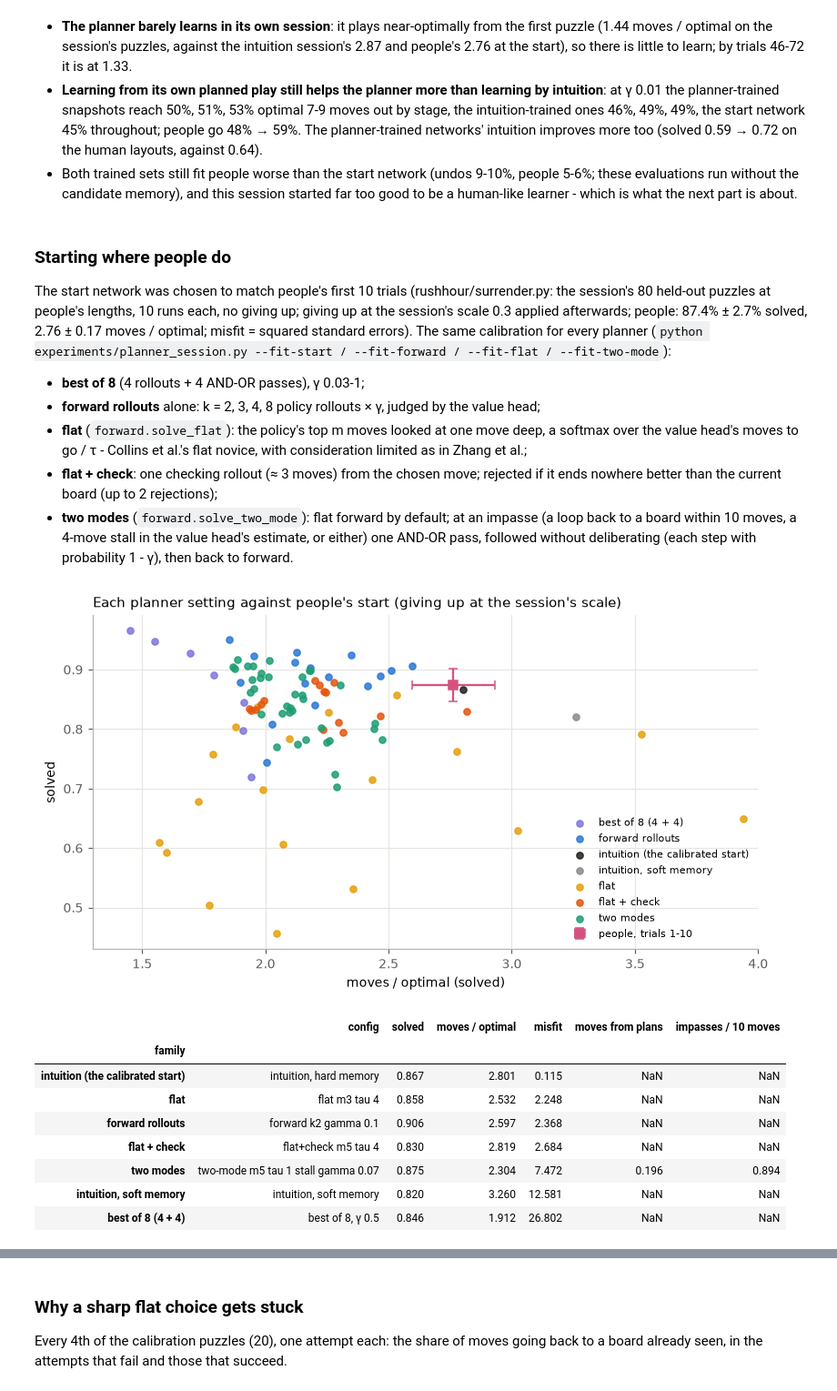
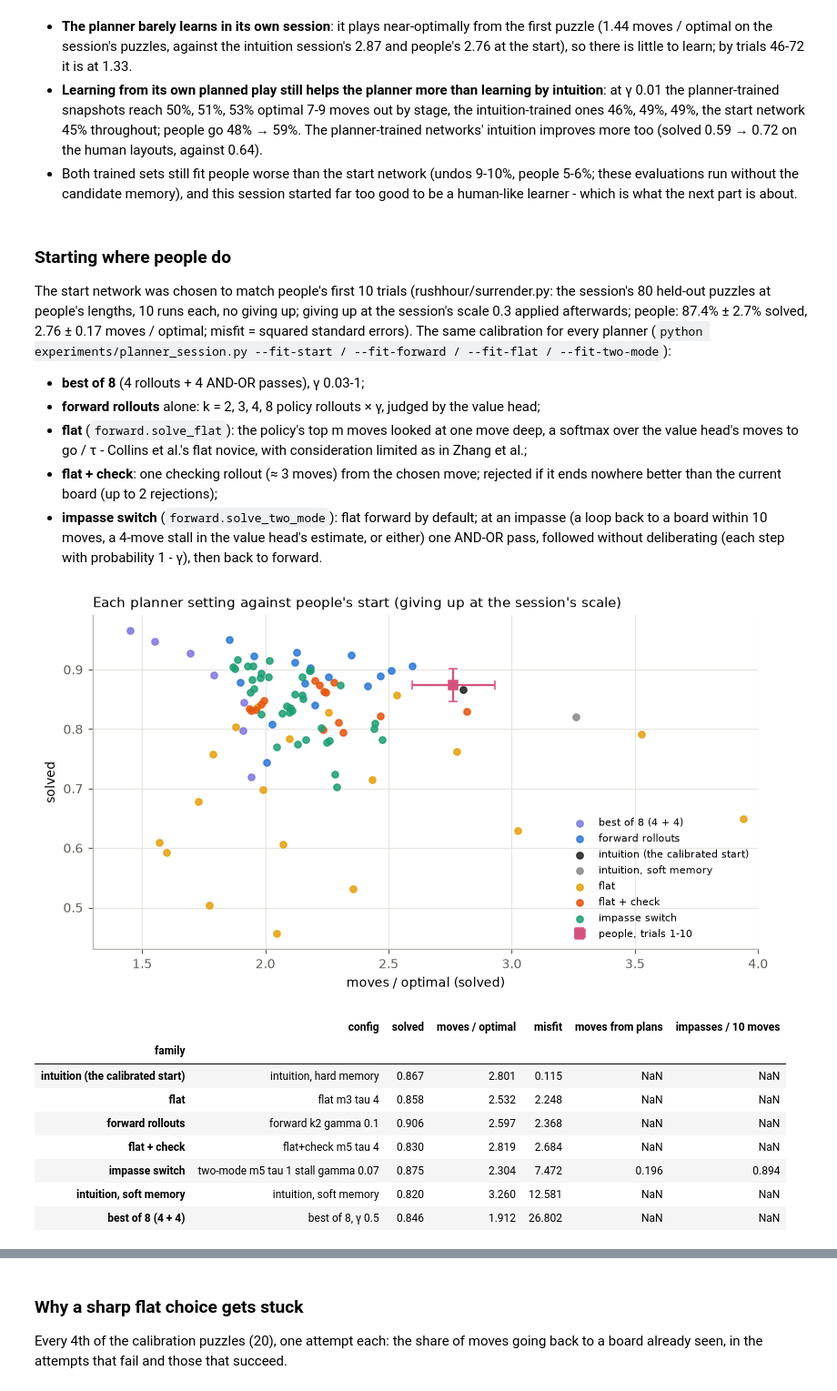
Before and after one commit to Appleseed4k/rush-hour, a Jupyter notebook: notebooks/p2.2_forward_planning.ipynb, the cells around one changed output, grey strips where cells are left out. Shown at 91% size. Drawn from its saved outputs; the diff is of its cells as text; code cells hidden in the pictures.

```diff
--- a/notebooks/p2.2_forward_planning.ipynb
+++ b/notebooks/p2.2_forward_planning.ipynb
@@ -885,7 +885,7 @@ every planner (`python experiments/planner_session.py --fit-start / --fit-forwar
   moves to go / τ - Collins et al.'s flat novice, with consideration limited as in Zhang et al.;
 - **flat + check**: one checking rollout (≈ 3 moves) from the chosen move; rejected if it ends nowhere better than the
   current board (up to 2 rejections);
-- **two modes** (`forward.solve_two_mode`): flat forward by default; at an impasse (a loop back to a board within 10
+- **impasse switch** (`forward.solve_two_mode`): flat forward by default; at an impasse (a loop back to a board within 10
   moves, a 4-move stall in the value head's estimate, or either) one AND-OR pass, followed without deliberating
   (each step with probability 1 - γ), then back to forward.
 # %%
@@ -913,43 +913,43 @@ def calibrate(df, scale=0.3):
 def family(c):
     for prefix, name in [("intuition, hard", "intuition (the calibrated start)"), ("intuition, soft", "intuition, soft memory"),
                          ("best of 8", "best of 8 (4 + 4)"), ("forward", "forward rollouts"),
-                         ("flat+check", "flat + check"), ("flat", "flat"), ("two-mode", "two modes")]:
+                         ("flat+check", "flat + check"), ("flat", "flat"), ("two-mode", "impasse switch")]:
         if c.startswith(prefix):
             return name
 
 
 mixed = pd.read_csv(os.path.join(SUMMARY, "planner_start_fit.csv"))
 mixed["config"] = "best of 8, γ " + mixed.gamma.astype(str)
 cal = pd.concat([calibrate(mixed)] + [calibrate(pd.read_csv(os.path.join(SUMMARY, f)))
                                       for f in ("forward_start_fit.csv", "flat_start_fit.csv",
                                                 "two_mode_start_fit.csv")], ignore_index=True)
 cal["family"] = cal.config.map(family)
 COLORS = {"intuition (the calibrated start)": INK, "intuition, soft memory": "#8a8a85", "best of 8 (4 + 4)": "#7f77dd",
-          "forward rollouts": "#2a78d6", "flat": "#e6a00d", "flat + check": "#e6550d", "two modes": "#1d9e75"}
+          "forward rollouts": "#2a78d6", "flat": "#e6a00d", "flat + check": "#e6550d", "impasse switch": "#1d9e75"}
 fig, ax = plt.subplots(figsize=(7.5, 4.2))
 for fam, d in cal.groupby("family", sort=False):
     ax.scatter(d["moves / optimal"], d.solved, s=22, color=COLORS[fam], label=fam, alpha=0.85)
 ax.errorbar([hr], [hs], xerr=[hr_se], yerr=[hs_se], fmt="s", color="#d4537e", ms=7, capsize=3,
             label="people, trials 1-10")
 ax.set_xlim(1.3, 4.0)
 ax.set_xlabel("moves / optimal (solved)")
 ax.set_ylabel("solved")
 ax.set_title("Each planner setting against people's start (giving up at the session's scale)")
 ax.legend(fontsize=7.5, loc="lower right")
 tidy(ax, "both")
 plt.tight_layout()
 plt.show()
 best = cal.sort_values("misfit").groupby("family", sort=False).head(1).set_index("family")
 best[["config", "solved", "moves / optimal", "misfit", "moves from plans", "impasses / 10 moves"]].round(3)
 # %% [output]
-[figure, old version]
+[figure, new version]
 |  | config | solved | moves / optimal | misfit | moves from plans | impasses / 10 moves |
 | family |  |  |  |  |  |  |
 | intuition (the calibrated start) | intuition, hard memory | 0.867 | 2.801 | 0.115 | NaN | NaN |
 | flat | flat m3 tau 4 | 0.858 | 2.532 | 2.248 | NaN | NaN |
 | forward rollouts | forward k2 gamma 0.1 | 0.906 | 2.597 | 2.368 | NaN | NaN |
 | flat + check | flat+check m5 tau 4 | 0.830 | 2.819 | 2.684 | NaN | NaN |
-| two modes | two-mode m5 tau 1 stall gamma 0.07 | 0.875 | 2.304 | 7.472 | 0.196 | 0.894 |
+| impasse switch | two-mode m5 tau 1 stall gamma 0.07 | 0.875 | 2.304 | 7.472 | 0.196 | 0.894 |
 | intuition, soft memory | intuition, soft memory | 0.820 | 3.260 | 12.581 | NaN | NaN |
 | best of 8 (4 + 4) | best of 8, γ 0.5 | 0.846 | 1.912 | 26.802 | NaN | NaN |
 # %% [markdown]
```
Also changed, not shown: parts of 15 cells of this notebook, 9 other files.
